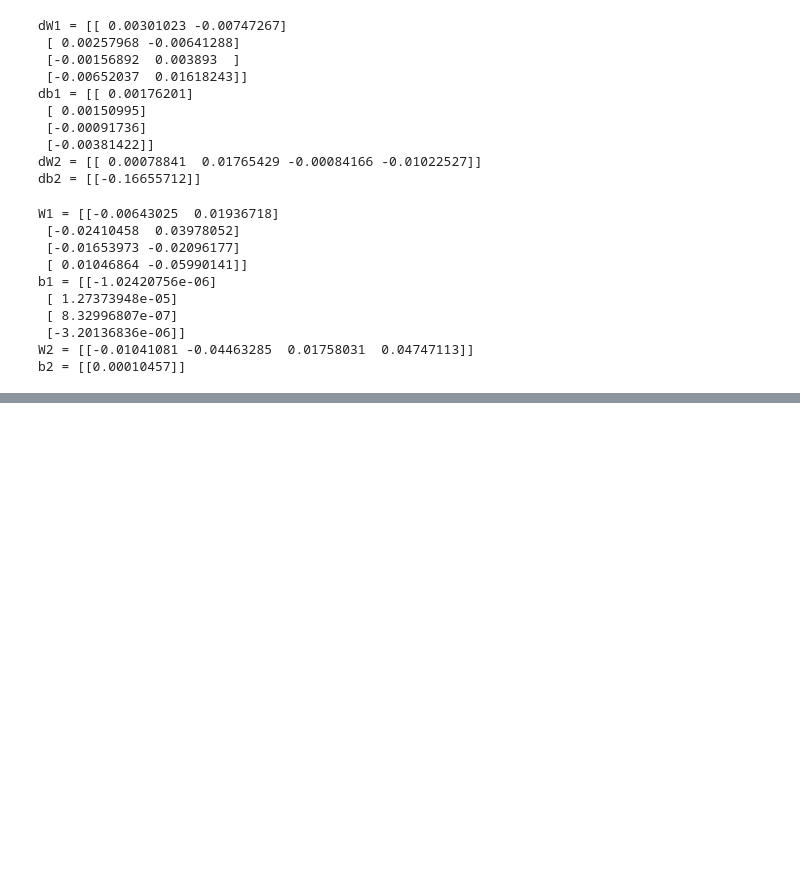
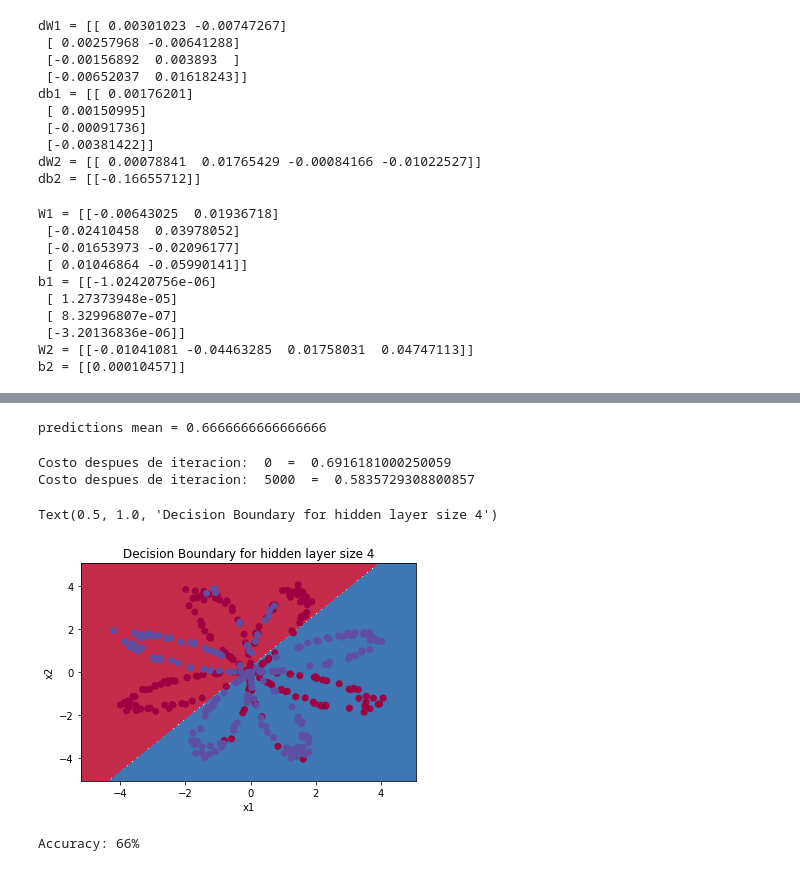
Before and after one commit to ozuro/clasificador-de-datos-planar, a Jupyter notebook: clasificador utilizando la funcion logistica.ipynb, the cells around one changed output, grey strips where cells are left out. Saved outputs shown, nothing was run; the diff lists cells and outputs as text; code cells hidden in the pictures; blank space fills up the shorter version.

```diff
--- a/clasificador utilizando la funcion logistica.ipynb
+++ b/clasificador utilizando la funcion logistica.ipynb
@@ -75,7 +78,8 @@ def initialize_parameters(n_x, n_h, n_y):
     parameters = {"W1": W1,
     "b1": b1,
     "W2": W2,
-    "b2": b2}
+    "b2": b2
+    }
     return parameters
 # %%
 # Probando la Funcion
@@ -108,7 +131,8 @@ def forward_propagation(X, parameters):
 
     # Implementa Forward Propagation para calcular A2
     Z1 = np.dot(W1, X) + b1
-    A1 = np.tanh(Z1)
+    #A1 = np.tanh(Z1)
+    A1 = relu(Z1)
     Z2 = np.dot(W2, A1) + b2
 
     A2 = sigmoid(Z2)
@@ -231,3 +255,29 @@ b1 = [[-1.02420756e-06]
  [-3.20136836e-06]]
 W2 = [[-0.01041081 -0.04463285  0.01758031  0.04747113]]
 b2 = [[0.00010457]]
+# %%
+#actividad 8
+def nn_model(X, Y, n_h, num_iterations = 10000, learning_rate = 1.2, print_cost=False):
+    np.random.seed(3)
+    n_x = layer_sizes(X, Y)[0]
+    n_y = layer_sizes(X, Y)[2]
+    # Llamando a la función: Initialize parameters
+    parameters = initialize_parameters(n_x, n_h, n_y)
+    W1 = parameters["W1"]
+    b1 = parameters["b1"]
+    W2 = parameters["W2"]
+    b2 = parameters["b2"]
+    # Loop (gradient descent)
+    for i in range(0, num_iterations):
+        # Llamando a la función: Forward propagation.
+        A2, cache = forward_propagation(X, parameters)
+        # Llamando a la función: Cost function.
+        cost = compute_cost(A2, Y, parameters)
+        # llamando a la funcion Backpropagation
+        grads = backward_propagation(parameters, cache, X, Y)
+        # Llamar a la función Gradient descent parameter update.
+        parameters = update_parameters(parameters, grads, learning_rate=1.2)
+        # Print the cost every 1000 iterations
+        if print_cost and i % 5000 == 0:
+            print ("Costo despues de iteracion: ",i," = ", cost)
+    return parameters
@@ -233,0 +307,27 @@ b2 = [[0.00010457]]
+# %%
+def predict(parameters, X):
+    A2, cache = forward_propagation(X, parameters)
+    predictions = np.rint(A2)
+    return predictions
+parameters, X_assess = predict_test_case()
+predictions = predict(parameters, X_assess)
+print("predictions mean = " + str(np.mean(predictions)))
+# %% [output]
+predictions mean = 0.6666666666666666
+# %%
+parameters = nn_model(X, Y, n_h = 4, num_iterations = 10000, print_cost=True)
+# Plot el límite de decisión
+plot_decision_boundary(lambda x: predict(parameters, x.T), X, Y[0]);
+plt.title("Decision Boundary for hidden layer size " + str(4))
+# %% [output]
+Costo despues de iteracion:  0  =  0.6916181000250059
+Costo despues de iteracion:  5000  =  0.5835729308800857
+Text(0.5, 1.0, 'Decision Boundary for hidden layer size 4')
+[figure, added]
+# %%
+# Print accuracy
+predictions = predict(parameters, X)
+print ('Accuracy: %d' % float((np.dot(Y,predictions.T) + np.dot(1-Y,1-
+predictions.T))/float(Y.size)*100) + '%')
+# %% [output]
+Accuracy: 66%
```
Also changed, not shown: parts of 9 cells of this notebook.
